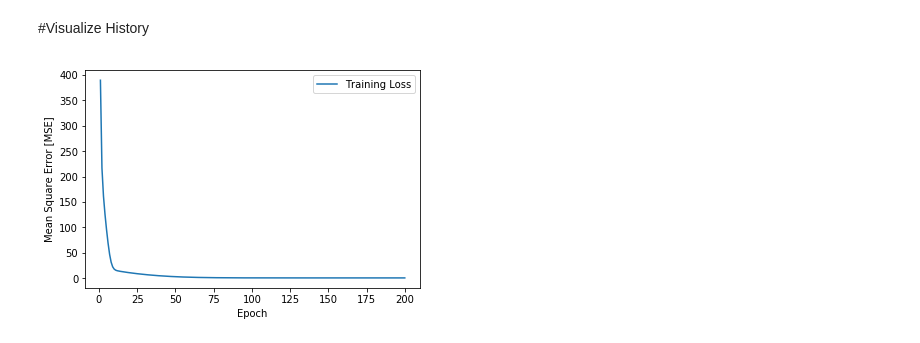
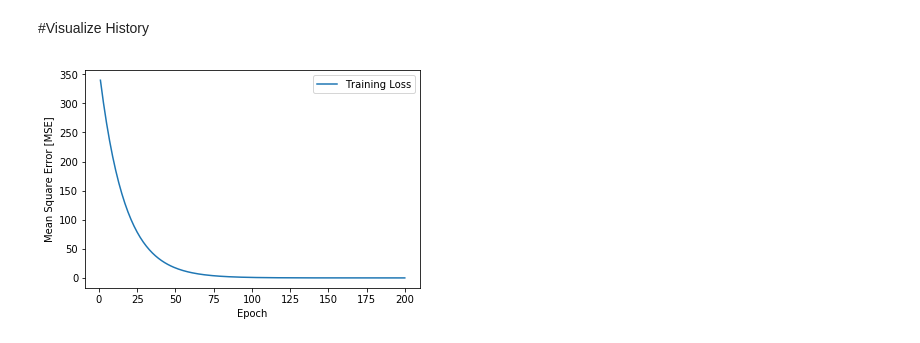
Before and after one commit to Prof-Greipl/wif-640-machine-learning-sem, a Jupyter notebook: colab_notebooks/IML_307_Save and Visualize History.ipynb, the cells around one changed output. Saved outputs shown, nothing was run; the diff lists cells and outputs as text; code cells hidden in the pictures.

```diff
--- a/colab_notebooks/IML_307_Save and Visualize History.ipynb
+++ b/colab_notebooks/IML_307_Save and Visualize History.ipynb
@@ -255,13 +199,13 @@ Epoch 200: Finished
 # %%
 input_dim = 2
 output_dim = 1
-model = ModelNet( input_dim )
-model.addLayer( 2, 'relu' )
-model.addLayer( output_dim, 'linear' )
+model = Model( input_dim )
+model.add_layer( output_dim, 'linear' )
 
-(X, y_true ) = get_data( "D2_N3_Y1")
+X  = np.array([[1,1]])
+y  = np.array( [[22]] )
 
-model.fit( X, y_true, 200, earlystop= 1, learning_rate = 0.01, verbose=0)
+model.fit( (X.T, y) , 200, learning_rate = 0.01, verbose=0)
 history = model.get_history()
 print( history.tail(10) )
 # %% [output]
@@ -271,10 +231,10 @@ TypeError: ignored
 # %%
 plt.figure()
 plt.xlabel('Epoch')
 plt.ylabel('Mean Square Error [MSE]')
-plt.plot(history['epoch'], history['loss'], label='Training Loss')
+plt.plot(history['epoch'], history['training_loss'], label='Training Loss')
 #plt.ylim([0,1])
 plt.legend()
 plt.show()
 # %% [output]
-[figure, old version]
+[figure, new version]
```
Also changed, not shown: parts of 2 cells of this notebook, 15 other files.
